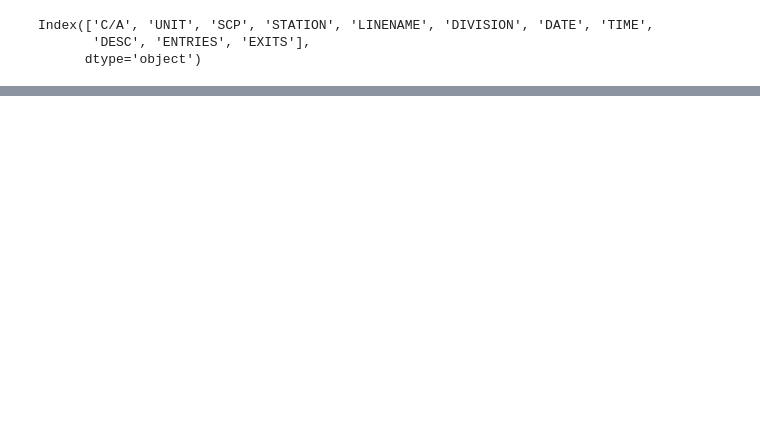
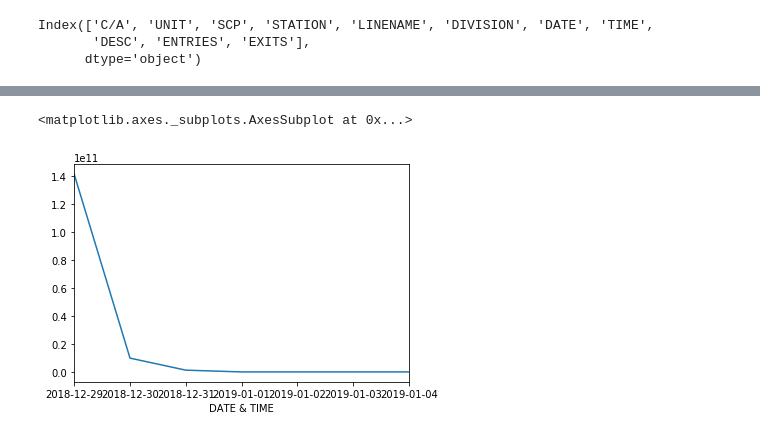
Before and after one commit to kessiezhang/NYC-Subway-Entrance-EDA, a Jupyter notebook: Project1 EDA.ipynb, the cells around one changed output, grey strips where cells are left out. Drawn from its saved outputs; the diff is of its cells as text; code cells hidden in the pictures; blank space fills up the shorter version.

```diff
--- a/Project1 EDA.ipynb
+++ b/Project1 EDA.ipynb
@@ -115,0 +124,3 @@ Jan05
+# %%
+Jan05['DAY OF WEEK']=Jan05['DATE & TIME'].dt.day_name()
+Jan05.head()
@@ -115,0 +136,7 @@ Jan05
+# %%
+# Jan05.groupby('DAY OF WEEK').count()['ENTRIES'].plot()
+# Jan05.groupby('DAY OF WEEK').count()['EXITS'].plot()
+Jan05['ENTRIES DIFF']=Jan05.groupby('STATION')['ENTRIES'].diff()
+# %%
+Jan05['ENTRIES DIFF']=Jan05.groupby('STATION')['ENTRIES'].diff()
+Jan05['EXITS DIFF']=Jan05.groupby('STATION')['EXITS'].diff()
@@ -116,4 +182,5 @@ Jan05
 # %%
-Jan05 = Jan05.drop((Jan05[Jan05.Exits < 0] |Jan05[Jan05.Entries < 0] ).index)
-#Jan05.drop(Jan05[Jan05.score < 50].index, inplace=True)
-Jan05.head()
+#dropping the negative difference and nan
+Jan05=Jan05.drop(Jan05[Jan05['ENTRIES DIFF'] < 0].index)
+Jan05=Jan05.drop(Jan05[Jan05['EXITS DIFF'] < 0].index)
+Jan05=Jan05.dropna()
@@ -151,3 +218,10 @@ Name: Entries, dtype: float64
+# %%
+df = Jan05.groupby([Jan05['DATE & TIME'].dt.date])['ENTRIES DIFF'].sum().plot()
+df
+#from the plot, we can see 2019-01-04 has the most entries
+# %% [output]
+<matplotlib.axes._subplots.AxesSubplot at 0x...>
+[figure, added]
 # %%
 plt.figure(figsize = [10,5])
 plt.plot(Jan05_Entry)
```
Also changed, not shown: parts of 38 cells of this notebook.
